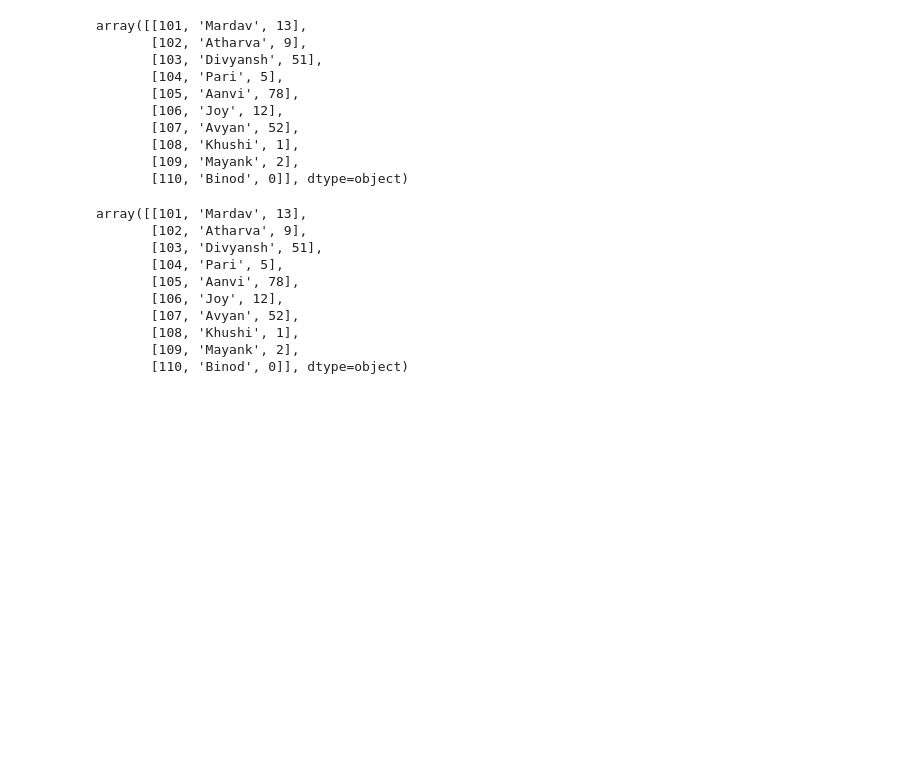
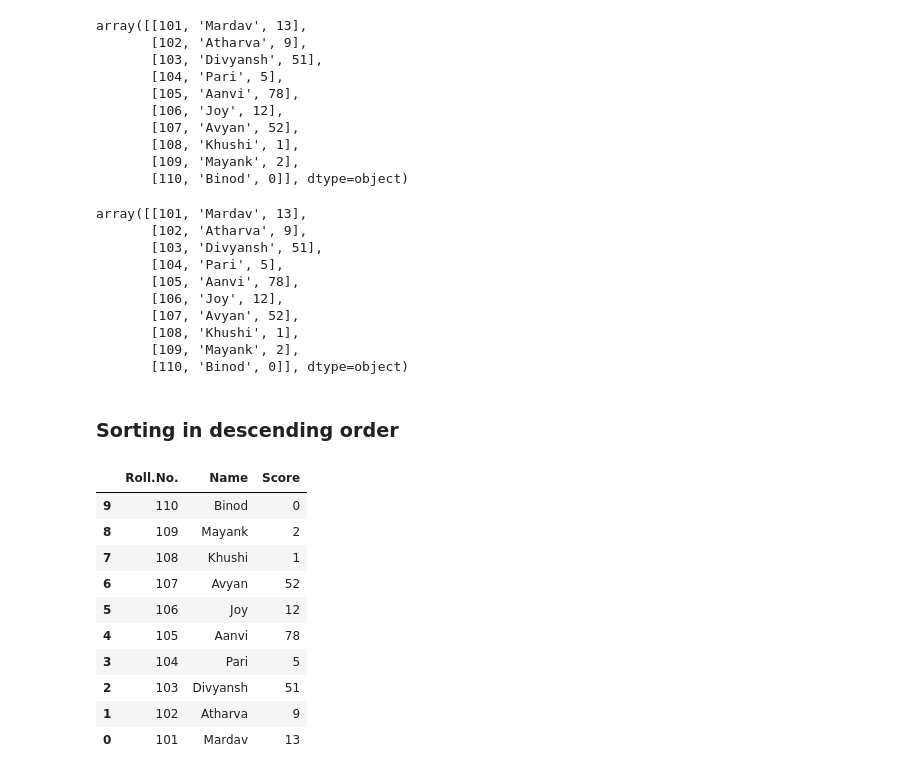
Before and after one commit to mardavsj/Pandas-in-Python, a Jupyter notebook: pandas_basics.ipynb, the cells around one changed output. Drawn from its saved outputs; the diff is of its cells as text; code cells hidden in the pictures; blank space fills up the shorter version.

Commit message:
📜 Sorting in order

```diff
--- a/pandas_basics.ipynb
+++ b/pandas_basics.ipynb
@@ -453,3 +453,19 @@ array([[101, 'Mardav', 13],
        [108, 'Khushi', 1],
        [109, 'Mayank', 2],
        [110, 'Binod', 0]], dtype=object)
+# %% [markdown]
+### Sorting in descending order
+# %%
+data.sort_index(axis=0, ascending=False)
+# %% [output]
+|  | Roll.No. | Name | Score |
+| 9 | 110 | Binod | 0 |
+| 8 | 109 | Mayank | 2 |
+| 7 | 108 | Khushi | 1 |
+| 6 | 107 | Avyan | 52 |
+| 5 | 106 | Joy | 12 |
+| 4 | 105 | Aanvi | 78 |
+| 3 | 104 | Pari | 5 |
+| 2 | 103 | Divyansh | 51 |
+| 1 | 102 | Atharva | 9 |
+| 0 | 101 | Mardav | 13 |
```
